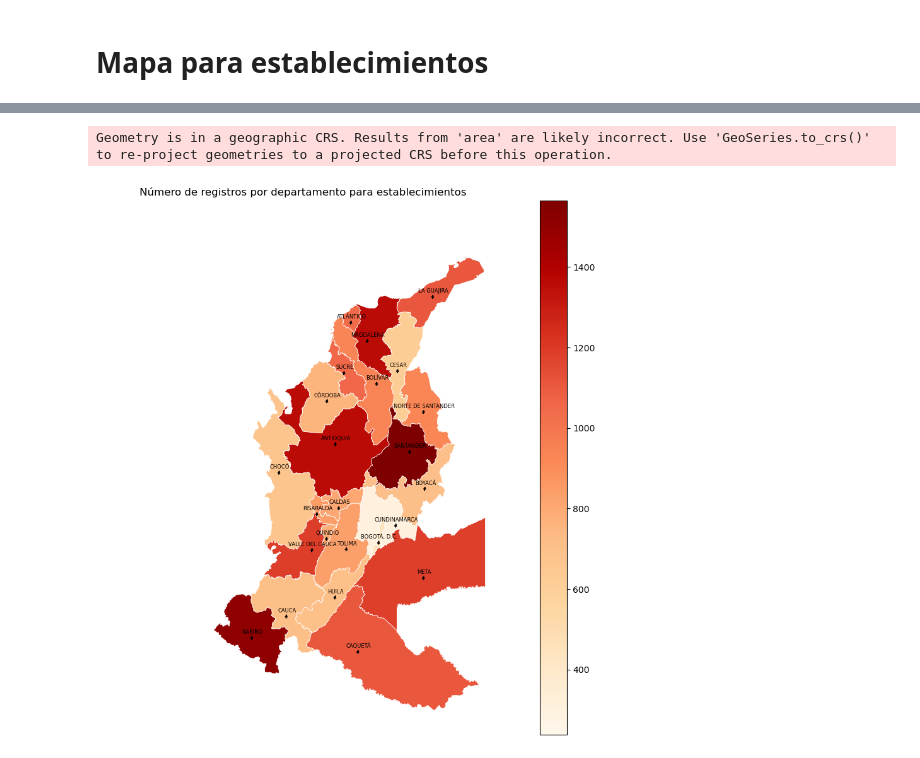
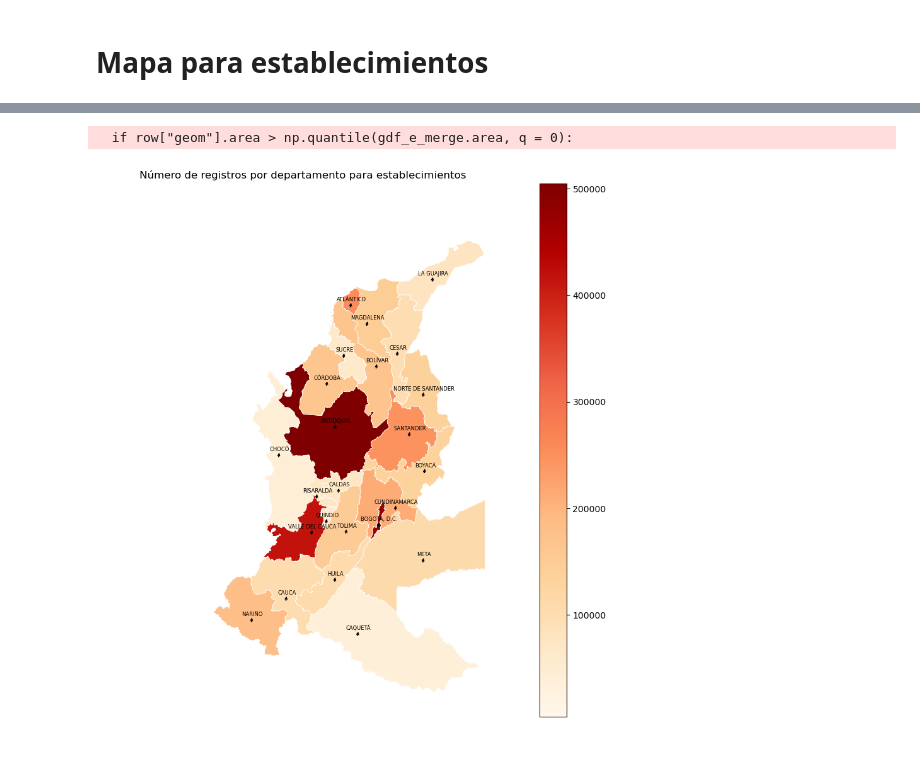
Before and after one commit to Ingenieco/dane, a Jupyter notebook: codigos_2024/analisis_descriptivo_moviles.ipynb, the cells around one changed output, grey strips where cells are left out. Cells and saved outputs as stored; diff of their text form; code cells hidden in the pictures.

```diff
--- a/codigos_2024/analisis_descriptivo_moviles.ipynb
+++ b/codigos_2024/analisis_descriptivo_moviles.ipynb
@@ -741,13 +770,13 @@ gdf_merge.head()
 # %%
 fig, ax = plt.subplots(1, figsize = (10,8))
 
-gdf_merge.plot(column = 'conteo', ax = ax, legend = True, cmap = 'OrRd', linewidth = 0.5, edgecolor = 'white') # Esto lo queremos en el primer axes ax[0]
+gdf_m_merge.plot(column = 'conteo', ax = ax, legend = True, cmap = 'OrRd', linewidth = 0.5, edgecolor = 'white') # Esto lo queremos en el primer axes ax[0]
 ax.axis('off') # Para ese ax[0] queremos eliminar los ejes
 ax.set_title('Número de registros por departamento para puestos móviles') # Y ponerle un título a este subgráfico
 
-gdf_merge["coords"] = gdf_merge["geom"].representative_point().apply(lambda x: x.coords[:][0])
-for idx, row in gdf_merge.iterrows():
-    if row["geom"].area > np.quantile(gdf_merge.area, q = 0):
+gdf_m_merge["coords"] = gdf_m_merge["geom"].representative_point().apply(lambda x: x.coords[:][0])
+for idx, row in gdf_m_merge.iterrows():
+    if row["geom"].area > np.quantile(gdf_m_merge.area, q = 0):
         ax.annotate(
             text = row["dpto_cnmbr"],
             xy = row["coords"],
@@ -777,5 +806,5 @@ for idx, row in gdf_merge.iterrows():
 #cx.add_basemap(ax, source=cx.providers.CartoDB.Voyager,  zoom = 15)
 
 plt.gcf().set_size_inches(15, 11)
-fig.savefig("D:/jupyter/dane/imagenes/conteo_por_depto_moviles.png", bbox_inches = 'tight')
+fig.savefig("D:/jupyter/dane/imagenes/conteo_por_depto_moviles.svg", bbox_inches = 'tight')
 # %% [output]
@@ -784,10 +813,8 @@ Geometry is in a geographic CRS. Results from 'area' are likely incorrect. Use '
 # %% [markdown]
 # Mapa para establecimientos
 # %%
-conteo_e = emicron_e.groupby('cod_depto').size()
+conteo_e = pd.DataFrame(emicron_e.groupby('cod_depto')['f_exp'].sum())
 # %%
-conteoe_df = pd.DataFrame(conteo_e)
-conteoe_df = conteoe_df.rename(columns = {0: 'conteo'})
-type(conteo_df)
-conteoe_df.index
+conteo_e = conteo_e.rename(columns = {'f_exp': 'conteo'})
+conteo_e
 # %% [output]
@@ -797,5 +839,5 @@ Index([ 5,  8, 11, 13, 15, 17, 18, 19, 20, 23, 25, 27, 41, 44, 47, 50, 52, 54,
 # %%
-gdf_e_merge = pd.merge(gdf_depto, conteoe_df, left_on = 'cod_dpto', right_on = conteoe_df.index)
+gdf_e_merge = pd.merge(gdf_depto, conteo_e, left_on = 'cod_dpto', right_on = conteo_e.index)
 # %%
 gdf_e_merge.head()
 # %% [output]
@@ -814,36 +856,36 @@ ax.set_title('Número de registros por departamento para establecimientos') # Y
 
 gdf_e_merge["coords"] = gdf_e_merge["geom"].representative_point().apply(lambda x: x.coords[:][0])
 for idx, row in gdf_e_merge.iterrows():
-    if row["geom"].area > np.quantile(gdf_merge.area, q = 0):
+    if row["geom"].area > np.quantile(gdf_e_merge.area, q = 0):
         ax.annotate(
             text = row["dpto_cnmbr"],
             xy = row["coords"],
             horizontalalignment = "center",
             #weight="bold",
             fontsize = 6,
             color = "black",
             #bbox = dict(boxstyle = "round,pad = .5", fc = "0.9"),
             arrowprops = dict(arrowstyle = "->",
                             connectionstyle = "angle, angleA = 0, angleB = 80, rad = 12")
 
         )
 
 ## Desde la variable ára, el Texto dentro de cada geometría varía de acuerdo con su tamaño
 # for idx, row in gdf_merge.iterrows():
 #     # Obtener el centroide de la geometría
 #     centroid = row.geom.centroid
 #     # Agregar la etiqueta
 #     #ax.annotate(text=row['dpto_cnmbr'], xy=(centroid.x, centroid.y), color='black', fontsize=8, ha='center', bbox=dict(facecolor='white', alpha=0.3, edgecolor='none', boxstyle='round,pad=0.4'))
 #     area = row.geom.area
 #     # Calcular el tamaño del texto en función del área de la geometría
 #     fontsize = 5 * (area ** 0.5)  # Ajusta el factor multiplicador según tus preferencias
 #     # Agregar la etiqueta con el tamaño de texto calculado
 #     ax.annotate(text=row['dpto_cnmbr'], xy=(centroid.x, centroid.y), color='black', fontsize=fontsize, ha='center')
 
 
 #cx.add_basemap(ax, source=cx.providers.CartoDB.Voyager,  zoom = 15)
 plt.gcf().set_size_inches(15, 11)
-fig.savefig("D:/jupyter/dane/imagenes/conteo_por_depto_establecimientos.png", bbox_inches='tight')
+fig.savefig("D:/jupyter/dane/imagenes/conteo_por_depto_establecimientos.svg", bbox_inches='tight')
 # %% [output]
-Geometry is in a geographic CRS. Results from 'area' are likely incorrect. Use 'GeoSeries.to_crs()' to re-project geometries to a projected CRS before this operation.
+  if row["geom"].area > np.quantile(gdf_e_merge.area, q = 0):
-[figure, old version]
+[figure, new version]
```
Also changed, not shown: parts of 16 cells of this notebook, 13 other files.
